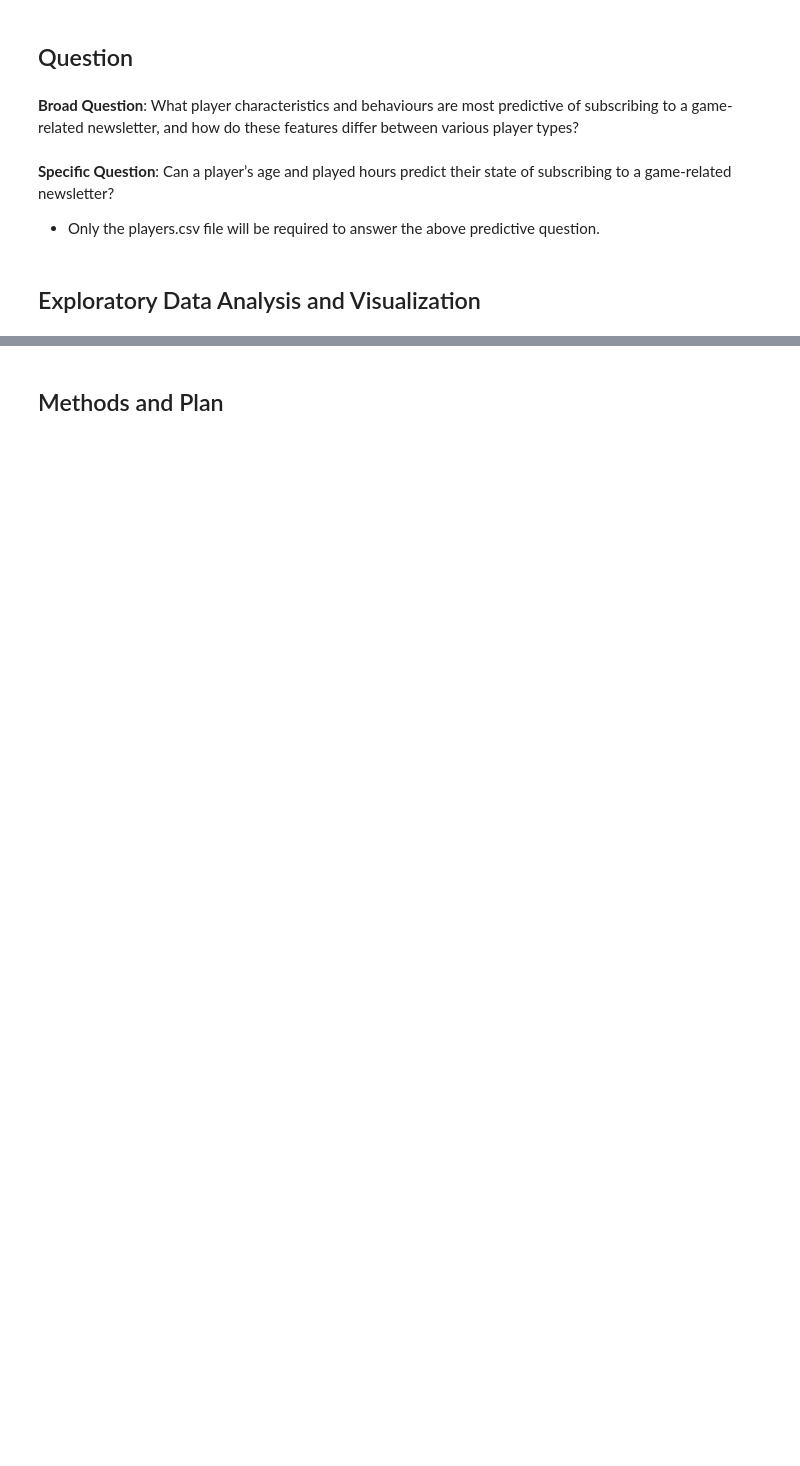
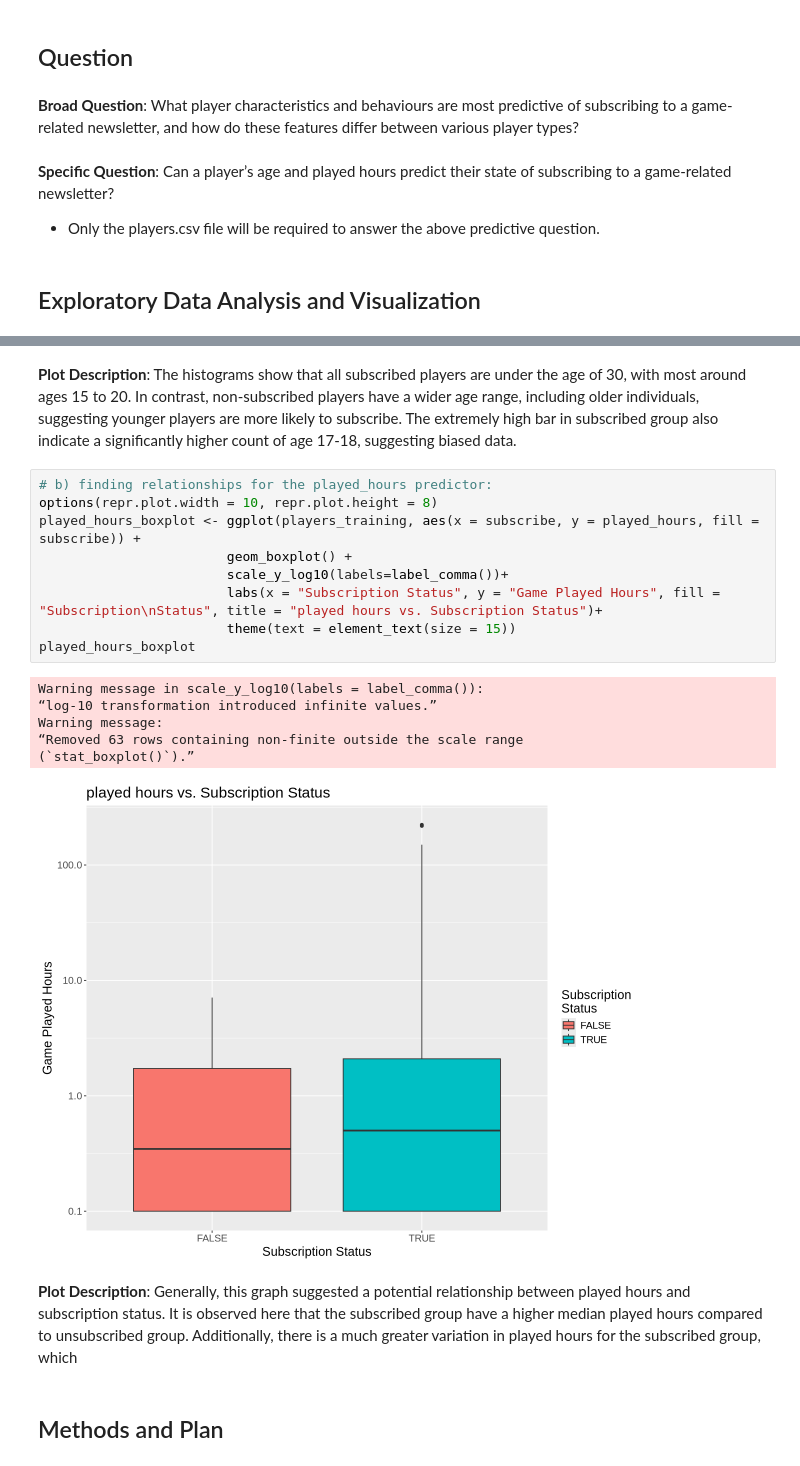
Before and after one commit to AmandaH06/Group-Project-Individual, a Jupyter notebook: Individual.ipynb, the cells around one changed output, grey strips where cells are left out. Cells and saved outputs as stored; diff of their text form; blank space fills up the shorter version.

```diff
--- a/Individual.ipynb
+++ b/Individual.ipynb
@@ -119,3 +181,23 @@ A tibble: 1 × 2
+# %% [markdown]
+**Plot Description**: The histograms show that all subscribed players are under the age of 30, with most around ages 15 to 20. In contrast, non-subscribed players have a wider age range, including older individuals, suggesting younger players are more likely to subscribe. The extremely high bar in subscribed group also indicate a significantly higher count of age 17-18, suggesting biased data.
+# %%
+# b) finding relationships for the played_hours predictor:
+options(repr.plot.width = 10, repr.plot.height = 8)
+played_hours_boxplot <- ggplot(players_training, aes(x = subscribe, y = played_hours, fill = subscribe)) +
+                        geom_boxplot() +
+                        scale_y_log10(labels=label_comma())+
+                        labs(x = "Subscription Status", y = "Game Played Hours", fill = "Subscription\nStatus", title = "played hours vs. Subscription Status")+
+                        theme(text = element_text(size = 15))
+played_hours_boxplot
+# %% [output]
+Warning message in scale_y_log10(labels = label_comma()):
+“log-10 transformation introduced infinite values.”
+Warning message:
+“Removed 63 rows containing non-finite outside the scale range
+(`stat_boxplot()`).”
+[figure, added]
+# %% [markdown]
+**Plot Description**: Generally, this graph suggested a potential relationship between played hours and subscription status. It is observed here that the subscribed group have a higher median played hours compared to unsubscribed group. Additionally, there is a much greater variation in played hours for the subscribed group, which
 # %% [markdown]
 ## Methods and Plan
 # %% [markdown]
```
Also changed, not shown: parts of 14 cells of this notebook.
